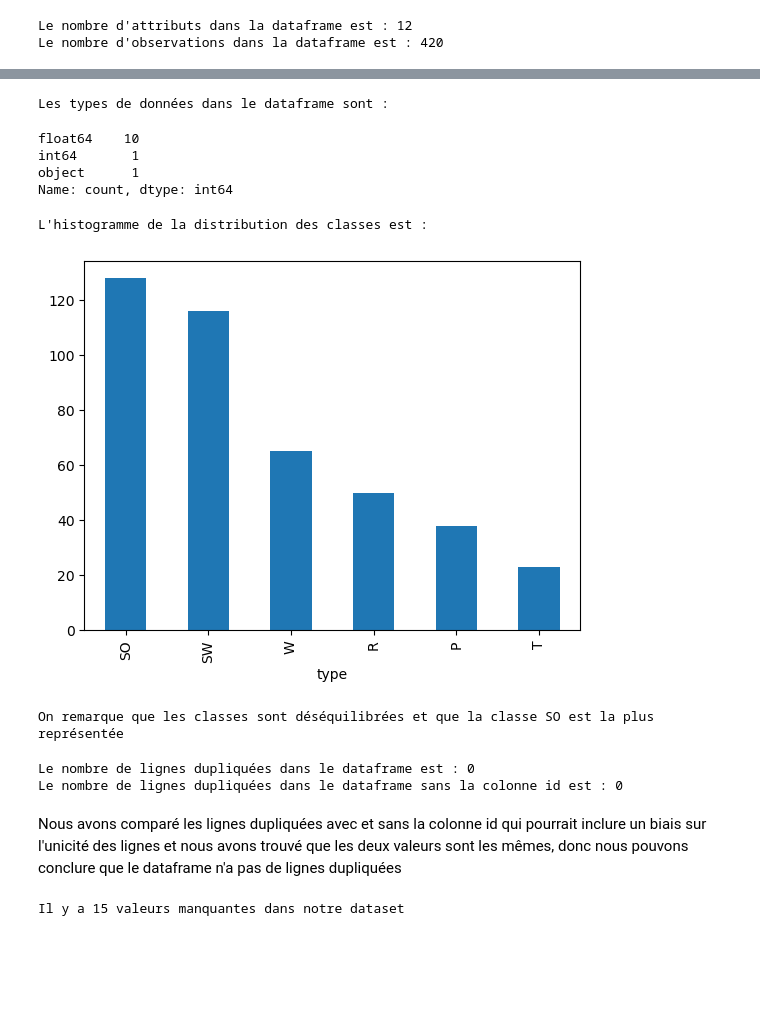
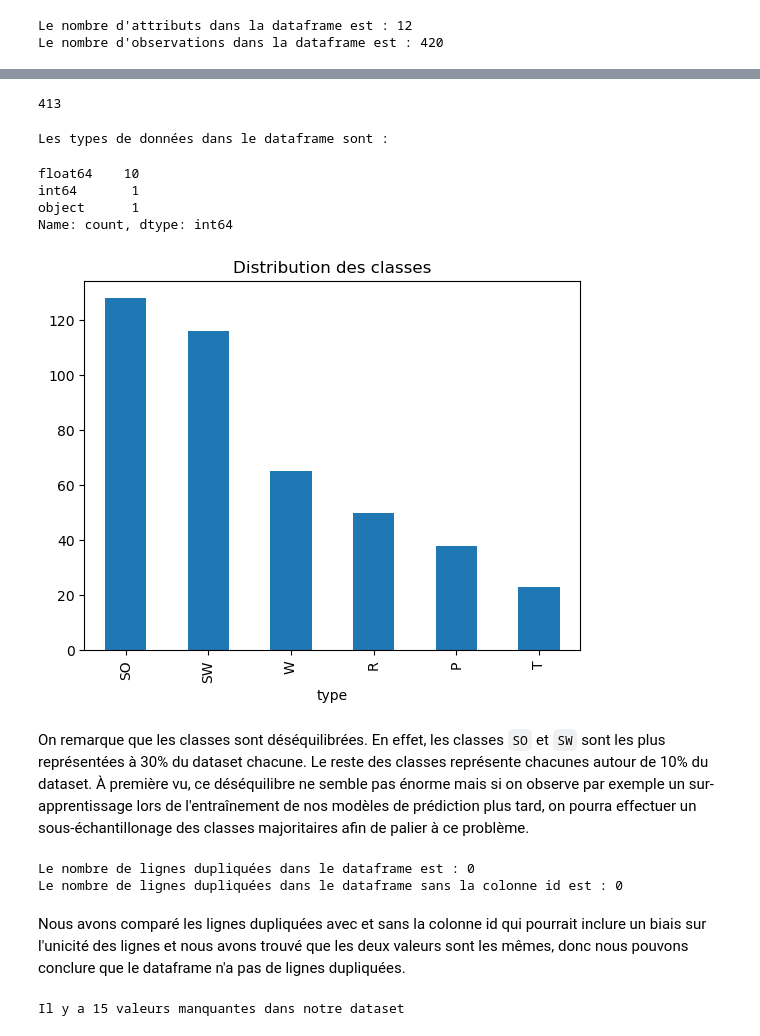
Before and after one commit to francois07/ift870-bird_bones, a Jupyter notebook: Groupe14_Projet.ipynb, the cells around one changed output, grey strips where cells are left out. Cells and saved outputs as stored; diff of their text form; code cells hidden in the pictures; blank space fills up the shorter version.

```diff
--- a/Groupe14_Projet.ipynb
+++ b/Groupe14_Projet.ipynb
@@ -54,3 +163,7 @@ Les statistiques du dataframe avant le pré traitement sont :
+# %%
+data.value_counts().sum()
+# %% [output]
+413
 # %%
 print("Les types de données dans le dataframe sont :\n")
 data.dtypes.value_counts()
@@ -62,15 +175,13 @@ object      1
 Name: count, dtype: int64
 # %%
 counts_by_class = data["type"].value_counts()
-counts_by_class.plot(kind='bar')
-print("L'histogramme de la distribution des classes est :")
-plt.plot()
+counts_by_class.plot.bar(title="Distribution des classes")
+plt.savefig("class_distrib.png")
 plt.show()
-print("On remarque que les classes sont déséquilibrées et que la classe SO est la plus représentée")
 # %% [output]
-L'histogramme de la distribution des classes est :
-[figure, old version]
+[figure, new version]
-On remarque que les classes sont déséquilibrées et que la classe SO est la plus représentée
+# %% [markdown]
+On remarque que les classes sont déséquilibrées. En effet, les classes `SO` et `SW` sont les plus représentées à 30% du dataset chacune. Le reste des classes représente chacunes autour de 10% du dataset. À première vu, ce déséquilibre ne semble pas énorme mais si on observe par exemple un sur-apprentissage lors de l'entraînement de nos modèles de prédiction plus tard, on pourra effectuer un sous-échantillonage des classes majoritaires afin de palier à ce problème.
 # %%
 print(f"Le nombre de lignes dupliquées dans le dataframe est : {data.duplicated().sum()}")
 print(f"Le nombre de lignes dupliquées dans le dataframe sans la colonne id est : {data.drop('id',axis=1).duplicated().sum()}")
@@ -78,7 +189,7 @@ print(f"Le nombre de lignes dupliquées dans le dataframe sans la colonne id est
 Le nombre de lignes dupliquées dans le dataframe est : 0
 Le nombre de lignes dupliquées dans le dataframe sans la colonne id est : 0
 # %% [markdown]
-Nous avons comparé les lignes dupliquées avec et sans la colonne id qui pourrait inclure un biais sur l'unicité des lignes et nous avons trouvé que les deux valeurs sont les mêmes, donc nous pouvons conclure que le dataframe n'a pas de lignes dupliquées
+Nous avons comparé les lignes dupliquées avec et sans la colonne id qui pourrait inclure un biais sur l'unicité des lignes et nous avons trouvé que les deux valeurs sont les mêmes, donc nous pouvons conclure que le dataframe n'a pas de lignes dupliquées.
 # %%
 print(f"Il y a {data.isna().sum().sum()} valeurs manquantes dans notre dataset")
 # %% [output]
```
Also changed, not shown: parts of 64 cells of this notebook, 14 other files.
